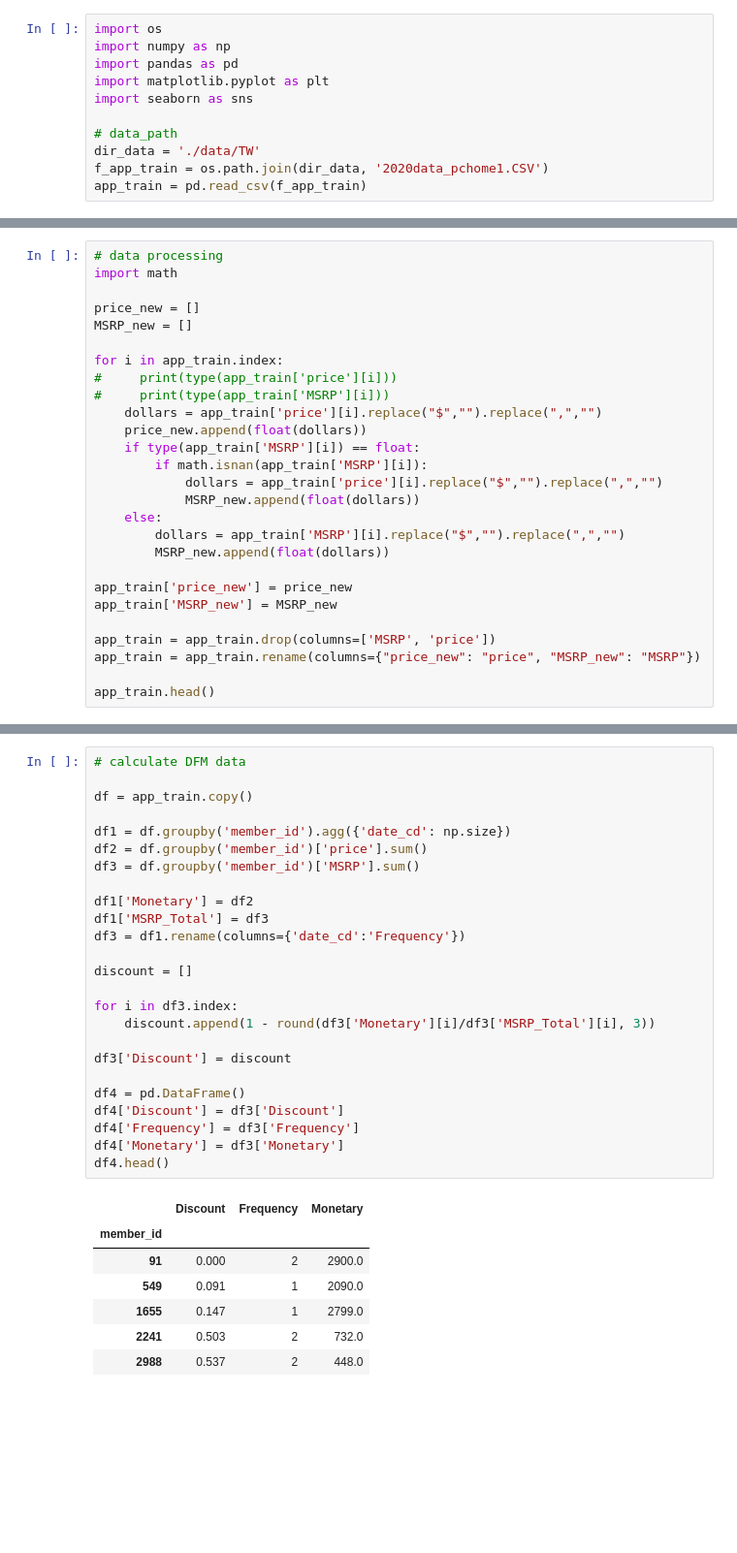
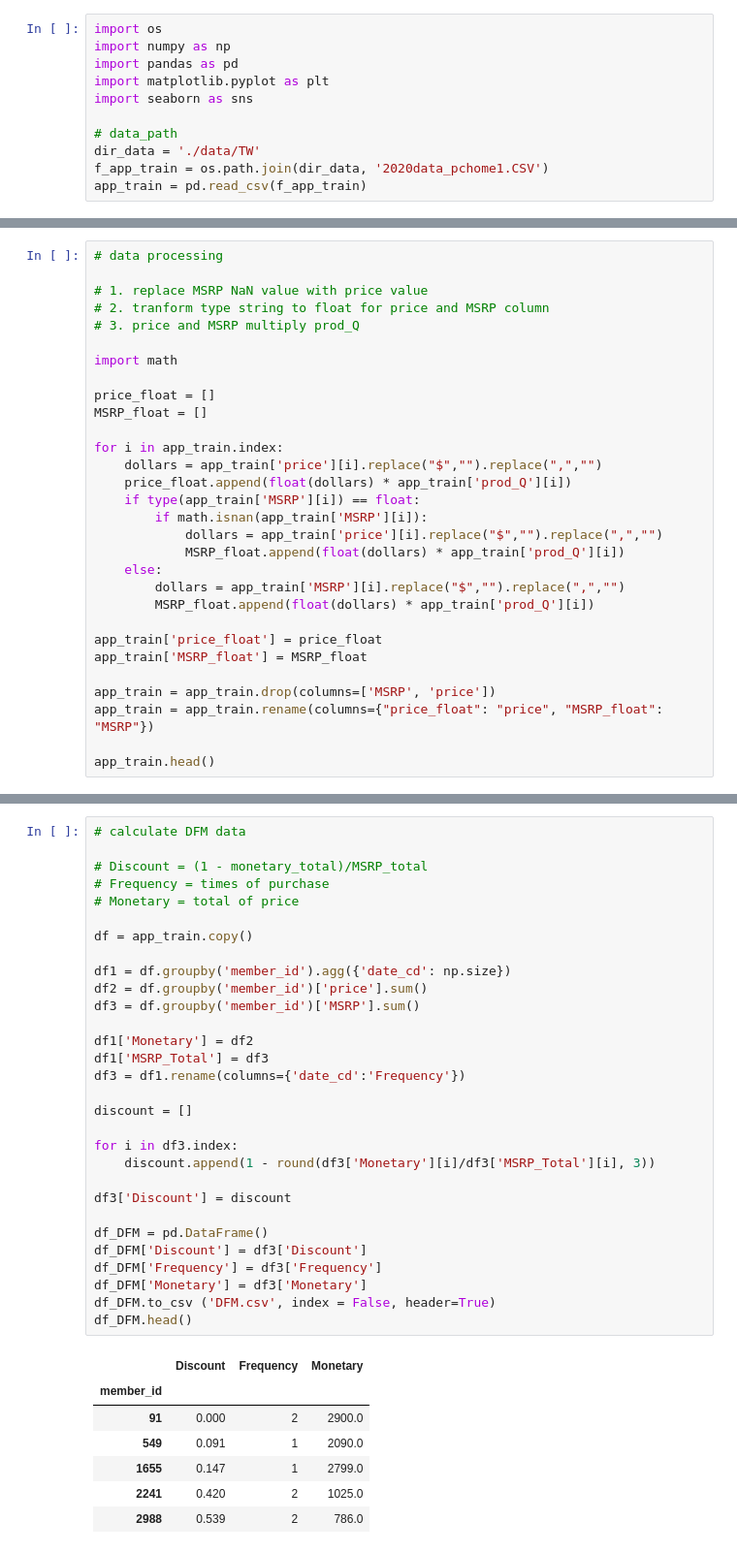
Before and after one commit to Ken0327/DataInnovation, a Jupyter notebook: DFM_Model-z_score_pchome.ipynb, the cells around one changed output, grey strips where cells are left out. Shown at 97% size. Drawn from its saved outputs; the diff is of its cells as text; blank space fills up the shorter version.

```diff
--- a/DFM_Model-z_score_pchome.ipynb
+++ b/DFM_Model-z_score_pchome.ipynb
@@ -20,29 +20,32 @@ app_train.head()
 | 4 | 15438512 | 704 | day1 | CGAACT-A80423382-005 | big5 | 運動戶外 | 汽百/記錄器 | 1 | $1,055 | $1,600 |
 # %%
 # data processing
+
+# 1. replace MSRP NaN value with price value
+# 2. tranform type string to float for price and MSRP column
+# 3. price and MSRP multiply prod_Q
+
 import math
 
-price_new = []
-MSRP_new = []
+price_float = []
+MSRP_float = []
 
 for i in app_train.index:
-#     print(type(app_train['price'][i]))
-#     print(type(app_train['MSRP'][i]))
     dollars = app_train['price'][i].replace("$","").replace(",","")
-    price_new.append(float(dollars))
+    price_float.append(float(dollars) * app_train['prod_Q'][i])
     if type(app_train['MSRP'][i]) == float:
         if math.isnan(app_train['MSRP'][i]):
             dollars = app_train['price'][i].replace("$","").replace(",","")
-            MSRP_new.append(float(dollars))
+            MSRP_float.append(float(dollars) * app_train['prod_Q'][i])
     else:
         dollars = app_train['MSRP'][i].replace("$","").replace(",","")
-        MSRP_new.append(float(dollars))
+        MSRP_float.append(float(dollars) * app_train['prod_Q'][i])
 
-app_train['price_new'] = price_new
-app_train['MSRP_new'] = MSRP_new
+app_train['price_float'] = price_float
+app_train['MSRP_float'] = MSRP_float
 
 app_train = app_train.drop(columns=['MSRP', 'price'])
-app_train = app_train.rename(columns={"price_new": "price", "MSRP_new": "MSRP"})
+app_train = app_train.rename(columns={"price_float": "price", "MSRP_float": "MSRP"})
 
 app_train.head()
 # %% [output]
@@ -54,37 +57,42 @@ app_train.head()
 | 4 | 15438512 | 704 | day1 | CGAACT-A80423382-005 | big5 | 運動戶外 | 汽百/記錄器 | 1 | 1055.0 | 1600.0 |
 # %%
 # calculate DFM data
+
+# Discount = (1 - monetary_total)/MSRP_total
+# Frequency = times of purchase
+# Monetary = total of price
 
 df = app_train.copy()
 
 df1 = df.groupby('member_id').agg({'date_cd': np.size})
 df2 = df.groupby('member_id')['price'].sum()
 df3 = df.groupby('member_id')['MSRP'].sum()
 
 df1['Monetary'] = df2
 df1['MSRP_Total'] = df3
 df3 = df1.rename(columns={'date_cd':'Frequency'})
 
 discount = []
 
 for i in df3.index:
     discount.append(1 - round(df3['Monetary'][i]/df3['MSRP_Total'][i], 3))
 
 df3['Discount'] = discount
 
-df4 = pd.DataFrame()
-df4['Discount'] = df3['Discount']
-df4['Frequency'] = df3['Frequency']
-df4['Monetary'] = df3['Monetary']
-df4.head()
+df_DFM = pd.DataFrame()
+df_DFM['Discount'] = df3['Discount']
+df_DFM['Frequency'] = df3['Frequency']
+df_DFM['Monetary'] = df3['Monetary']
+df_DFM.to_csv ('DFM.csv', index = False, header=True)
+df_DFM.head()
 # %% [output]
 |  | Discount | Frequency | Monetary |
 | member_id |  |  |  |
 | 91 | 0.000 | 2 | 2900.0 |
 | 549 | 0.091 | 1 | 2090.0 |
 | 1655 | 0.147 | 1 | 2799.0 |
-| 2241 | 0.503 | 2 | 732.0 |
-| 2988 | 0.537 | 2 | 448.0 |
+| 2241 | 0.420 | 2 | 1025.0 |
+| 2988 | 0.539 | 2 | 786.0 |
 # %%
 # Plot DFM distributions
 
```
Also changed, not shown: parts of 5 cells of this notebook, 2 other files.
